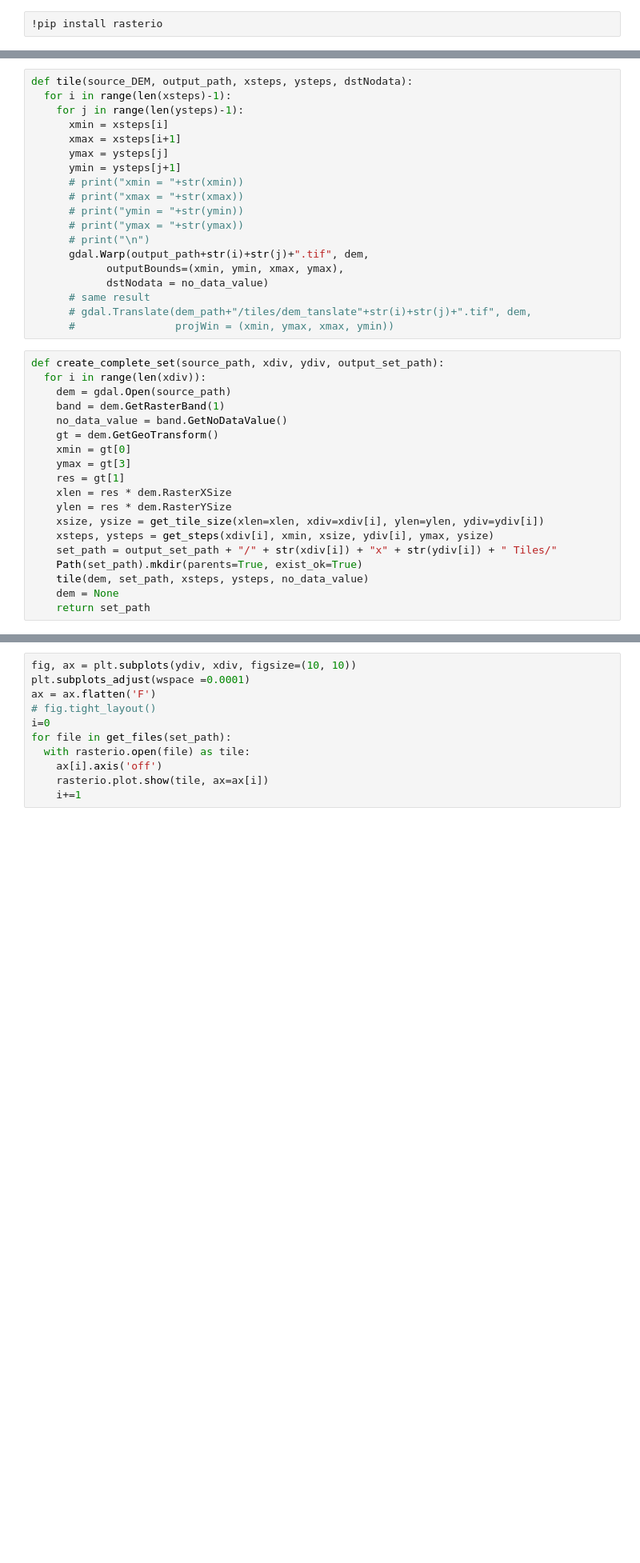
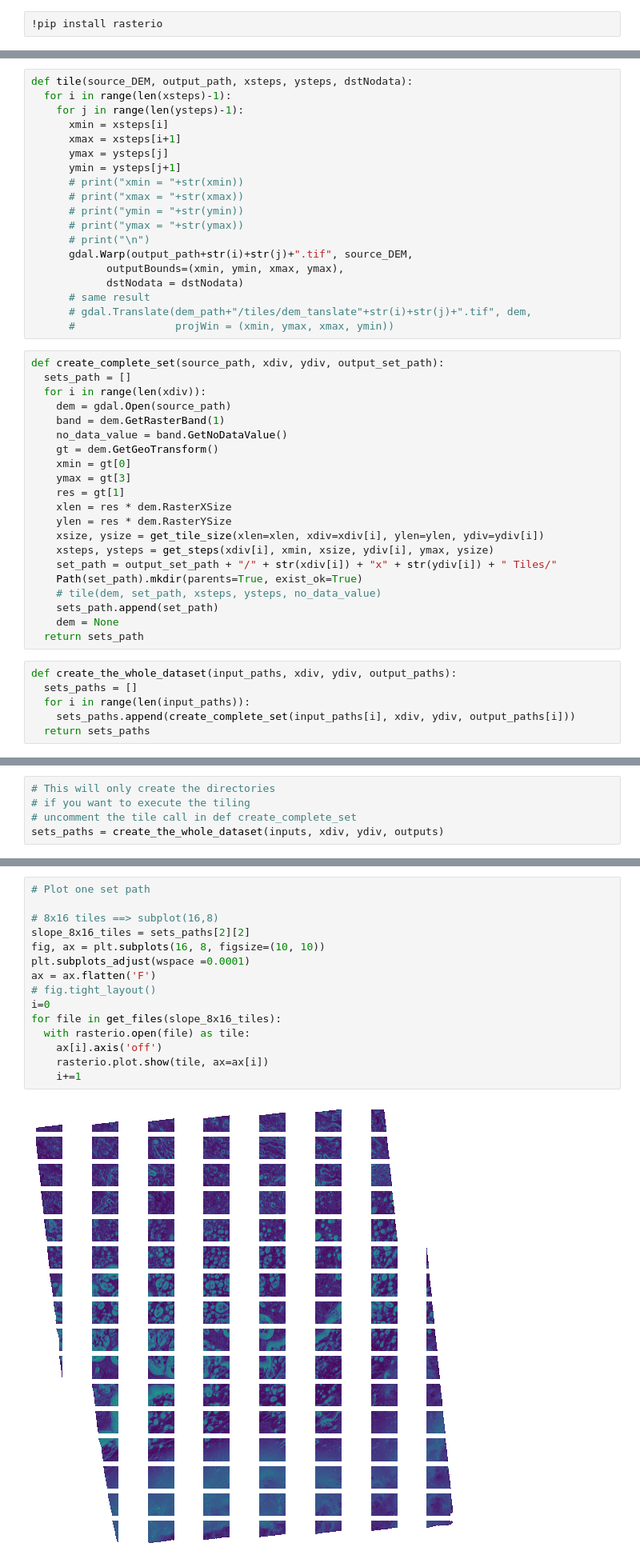
Before and after one commit to SalimFares4/Image-Segmentation, a Jupyter notebook: Code/Visualization/[4]Tiling.ipynb, the cells around one changed output, grey strips where cells are left out. Shown: that part at 80% size. Drawn from its saved outputs; the diff is of its cells as text; blank space fills up the shorter version.

Commit message:
Creating a dataset

```diff
--- a/Code/Visualization/[4]Tiling.ipynb
+++ b/Code/Visualization/[4]Tiling.ipynb
@@ -59,14 +91,15 @@ def tile(source_DEM, output_path, xsteps, ysteps, dstNodata):
       # print("ymin = "+str(ymin))
       # print("ymax = "+str(ymax))
       # print("\n")
-      gdal.Warp(output_path+str(i)+str(j)+".tif", dem,
+      gdal.Warp(output_path+str(i)+str(j)+".tif", source_DEM,
             outputBounds=(xmin, ymin, xmax, ymax),
-            dstNodata = no_data_value)
+            dstNodata = dstNodata)
       # same result
       # gdal.Translate(dem_path+"/tiles/dem_tanslate"+str(i)+str(j)+".tif", dem,
       #                projWin = (xmin, ymax, xmax, ymin))
 # %%
 def create_complete_set(source_path, xdiv, ydiv, output_set_path):
+  sets_path = []
   for i in range(len(xdiv)):
     dem = gdal.Open(source_path)
     band = dem.GetRasterBand(1)
@@ -81,9 +114,16 @@ def create_complete_set(source_path, xdiv, ydiv, output_set_path):
     xsteps, ysteps = get_steps(xdiv[i], xmin, xsize, ydiv[i], ymax, ysize)
     set_path = output_set_path + "/" + str(xdiv[i]) + "x" + str(ydiv[i]) + " Tiles/"
     Path(set_path).mkdir(parents=True, exist_ok=True)
-    tile(dem, set_path, xsteps, ysteps, no_data_value)
+    # tile(dem, set_path, xsteps, ysteps, no_data_value)
+    sets_path.append(set_path)
     dem = None
-    return set_path
+  return sets_path
+# %%
+def create_the_whole_dataset(input_paths, xdiv, ydiv, output_paths):
+  sets_paths = []
+  for i in range(len(input_paths)):
+    sets_paths.append(create_complete_set(input_paths[i], xdiv, ydiv, output_paths[i]))
+  return sets_paths
 # %%
 def get_files(folder, ext="tif"):
     """get all files with a specified extension in a folder"""
@@ -96,0 +135,5 @@ set_path = create_complete_set(annotation_file, xdiv, ydiv, Annotated_Tiles_Sets
+# %%
+# This will only create the directories
+# if you want to execute the tiling
+# uncomment the tile call in def create_complete_set
+sets_paths = create_the_whole_dataset(inputs, xdiv, ydiv, outputs)
@@ -97,11 +160,17 @@ set_path = create_complete_set(annotation_file, xdiv, ydiv, Annotated_Tiles_Sets
 # %%
-fig, ax = plt.subplots(ydiv, xdiv, figsize=(10, 10))
+# Plot one set path
+
+# 8x16 tiles ==> subplot(16,8)
+slope_8x16_tiles = sets_paths[2][2]
+fig, ax = plt.subplots(16, 8, figsize=(10, 10))
 plt.subplots_adjust(wspace =0.0001)
 ax = ax.flatten('F')
 # fig.tight_layout()
 i=0
-for file in get_files(set_path):
+for file in get_files(slope_8x16_tiles):
   with rasterio.open(file) as tile:
     ax[i].axis('off')
     rasterio.plot.show(tile, ax=ax[i])
     i+=1
+# %% [output]
+[figure, added]
```
Also changed, not shown: parts of 6 cells of this notebook.
